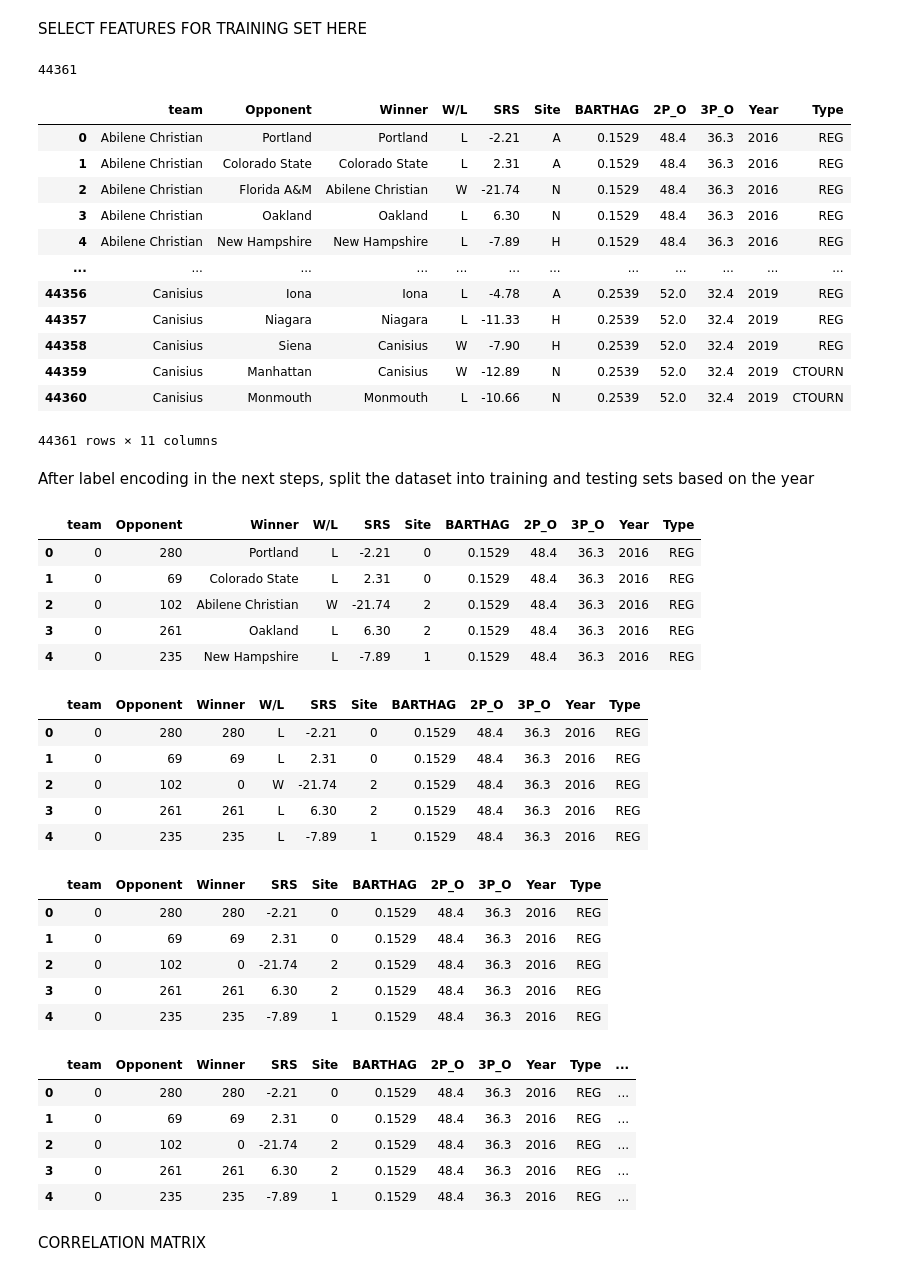
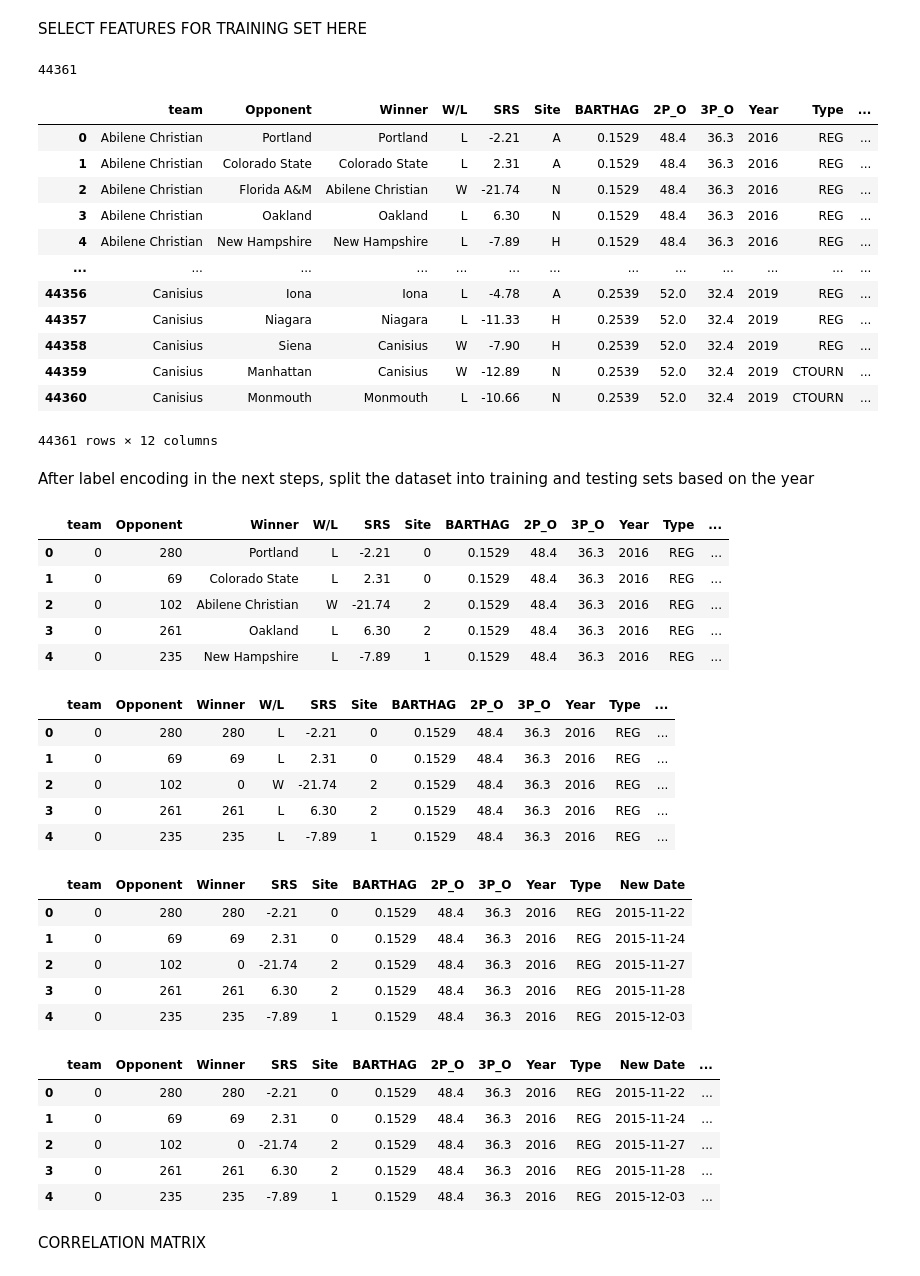
Before and after one commit to ktian9/svm-cs490, a Jupyter notebook: svm_notebook_v2.ipynb, the cells around one changed output. Drawn from its saved outputs; the diff is of its cells as text; code cells hidden in the pictures.

```diff
--- a/svm_notebook_v2.ipynb
+++ b/svm_notebook_v2.ipynb
@@ -106,29 +106,29 @@ training_set.head()
 # %% [markdown]
 SELECT FEATURES FOR TRAINING SET HERE
 # %%
-training_set = training_set[['team', 'Opponent', "Winner", "W/L", "SRS", 'Site',"BARTHAG" ,"2P_O", "3P_O" ,"Year", "Type"]]
+training_set = training_set[['team', 'Opponent', "Winner", "W/L", "SRS", 'Site',"BARTHAG" ,"2P_O", "3P_O" ,"Year", "Type", "New Date"]]
 training_set = training_set.dropna() #SVM CANNOT BE TRAINED ON NA DATA
 
 print(len(training_set))
 training_set.head()
 training_set.reset_index(drop=True, inplace=True)
 save = training_set.copy()
 save
 # %% [output]
 44361
-|  | team | Opponent | Winner | W/L | SRS | Site | BARTHAG | 2P_O | 3P_O | Year | Type |
-| 0 | Abilene Christian | Portland | Portland | L | -2.21 | A | 0.1529 | 48.4 | 36.3 | 2016 | REG |
-| 1 | Abilene Christian | Colorado State | Colorado State | L | 2.31 | A | 0.1529 | 48.4 | 36.3 | 2016 | REG |
-| 2 | Abilene Christian | Florida A&M | Abilene Christian | W | -21.74 | N | 0.1529 | 48.4 | 36.3 | 2016 | REG |
-| 3 | Abilene Christian | Oakland | Oakland | L | 6.30 | N | 0.1529 | 48.4 | 36.3 | 2016 | REG |
-| 4 | Abilene Christian | New Hampshire | New Hampshire | L | -7.89 | H | 0.1529 | 48.4 | 36.3 | 2016 | REG |
-| ... | ... | ... | ... | ... | ... | ... | ... | ... | ... | ... | ... |
-| 44356 | Canisius | Iona | Iona | L | -4.78 | A | 0.2539 | 52.0 | 32.4 | 2019 | REG |
-| 44357 | Canisius | Niagara | Niagara | L | -11.33 | H | 0.2539 | 52.0 | 32.4 | 2019 | REG |
-| 44358 | Canisius | Siena | Canisius | W | -7.90 | H | 0.2539 | 52.0 | 32.4 | 2019 | REG |
-| 44359 | Canisius | Manhattan | Canisius | W | -12.89 | N | 0.2539 | 52.0 | 32.4 | 2019 | CTOURN |
-| 44360 | Canisius | Monmouth | Monmouth | L | -10.66 | N | 0.2539 | 52.0 | 32.4 | 2019 | CTOURN |
+|  | team | Opponent | Winner | W/L | SRS | Site | BARTHAG | 2P_O | 3P_O | Year | Type | ... |
+| 0 | Abilene Christian | Portland | Portland | L | -2.21 | A | 0.1529 | 48.4 | 36.3 | 2016 | REG | ... |
+| 1 | Abilene Christian | Colorado State | Colorado State | L | 2.31 | A | 0.1529 | 48.4 | 36.3 | 2016 | REG | ... |
+| 2 | Abilene Christian | Florida A&M | Abilene Christian | W | -21.74 | N | 0.1529 | 48.4 | 36.3 | 2016 | REG | ... |
+| 3 | Abilene Christian | Oakland | Oakland | L | 6.30 | N | 0.1529 | 48.4 | 36.3 | 2016 | REG | ... |
+| 4 | Abilene Christian | New Hampshire | New Hampshire | L | -7.89 | H | 0.1529 | 48.4 | 36.3 | 2016 | REG | ... |
+| ... | ... | ... | ... | ... | ... | ... | ... | ... | ... | ... | ... | ... |
+| 44356 | Canisius | Iona | Iona | L | -4.78 | A | 0.2539 | 52.0 | 32.4 | 2019 | REG | ... |
+| 44357 | Canisius | Niagara | Niagara | L | -11.33 | H | 0.2539 | 52.0 | 32.4 | 2019 | REG | ... |
+| 44358 | Canisius | Siena | Canisius | W | -7.90 | H | 0.2539 | 52.0 | 32.4 | 2019 | REG | ... |
+| 44359 | Canisius | Manhattan | Canisius | W | -12.89 | N | 0.2539 | 52.0 | 32.4 | 2019 | CTOURN | ... |
+| 44360 | Canisius | Monmouth | Monmouth | L | -10.66 | N | 0.2539 | 52.0 | 32.4 | 2019 | CTOURN | ... |
-44361 rows × 11 columns
+44361 rows × 12 columns
 # %% [markdown]
 After label encoding in the next steps, split the dataset into training and testing sets based on the year
 # %%
@@ -142,35 +142,35 @@ converted_season["Site"]=encoder.fit_transform(training_set["Site"]) #if site is
 
 converted_season.head()
 # %% [output]
-|  | team | Opponent | Winner | W/L | SRS | Site | BARTHAG | 2P_O | 3P_O | Year | Type |
-| 0 | 0 | 280 | Portland | L | -2.21 | 0 | 0.1529 | 48.4 | 36.3 | 2016 | REG |
-| 1 | 0 | 69 | Colorado State | L | 2.31 | 0 | 0.1529 | 48.4 | 36.3 | 2016 | REG |
-| 2 | 0 | 102 | Abilene Christian | W | -21.74 | 2 | 0.1529 | 48.4 | 36.3 | 2016 | REG |
-| 3 | 0 | 261 | Oakland | L | 6.30 | 2 | 0.1529 | 48.4 | 36.3 | 2016 | REG |
-| 4 | 0 | 235 | New Hampshire | L | -7.89 | 1 | 0.1529 | 48.4 | 36.3 | 2016 | REG |
+|  | team | Opponent | Winner | W/L | SRS | Site | BARTHAG | 2P_O | 3P_O | Year | Type | ... |
+| 0 | 0 | 280 | Portland | L | -2.21 | 0 | 0.1529 | 48.4 | 36.3 | 2016 | REG | ... |
+| 1 | 0 | 69 | Colorado State | L | 2.31 | 0 | 0.1529 | 48.4 | 36.3 | 2016 | REG | ... |
+| 2 | 0 | 102 | Abilene Christian | W | -21.74 | 2 | 0.1529 | 48.4 | 36.3 | 2016 | REG | ... |
+| 3 | 0 | 261 | Oakland | L | 6.30 | 2 | 0.1529 | 48.4 | 36.3 | 2016 | REG | ... |
+| 4 | 0 | 235 | New Hampshire | L | -7.89 | 1 | 0.1529 | 48.4 | 36.3 | 2016 | REG | ... |
 # %%
 converted_season["Winner"] = np.where(converted_season['W/L'] == 'W', converted_season['team'], converted_season['Opponent'])
 # changes the winner column to match up with the encoded winner
 
 converted_season.head()
 # %% [output]
-|  | team | Opponent | Winner | W/L | SRS | Site | BARTHAG | 2P_O | 3P_O | Year | Type |
-| 0 | 0 | 280 | 280 | L | -2.21 | 0 | 0.1529 | 48.4 | 36.3 | 2016 | REG |
-| 1 | 0 | 69 | 69 | L | 2.31 | 0 | 0.1529 | 48.4 | 36.3 | 2016 | REG |
-| 2 | 0 | 102 | 0 | W | -21.74 | 2 | 0.1529 | 48.4 | 36.3 | 2016 | REG |
-| 3 | 0 | 261 | 261 | L | 6.30 | 2 | 0.1529 | 48.4 | 36.3 | 2016 | REG |
-| 4 | 0 | 235 | 235 | L | -7.89 | 1 | 0.1529 | 48.4 | 36.3 | 2016 | REG |
+|  | team | Opponent | Winner | W/L | SRS | Site | BARTHAG | 2P_O | 3P_O | Year | Type | ... |
+| 0 | 0 | 280 | 280 | L | -2.21 | 0 | 0.1529 | 48.4 | 36.3 | 2016 | REG | ... |
+| 1 | 0 | 69 | 69 | L | 2.31 | 0 | 0.1529 | 48.4 | 36.3 | 2016 | REG | ... |
+| 2 | 0 | 102 | 0 | W | -21.74 | 2 | 0.1529 | 48.4 | 36.3 | 2016 | REG | ... |
+| 3 | 0 | 261 | 261 | L | 6.30 | 2 | 0.1529 | 48.4 | 36.3 | 2016 | REG | ... |
+| 4 | 0 | 235 | 235 | L | -7.89 | 1 | 0.1529 | 48.4 | 36.3 | 2016 | REG | ... |
 # %%
 converted_season = converted_season.drop(columns=["W/L"])
 
 converted_season.head()
 # %% [output]
-|  | team | Opponent | Winner | SRS | Site | BARTHAG | 2P_O | 3P_O | Year | Type |
-| 0 | 0 | 280 | 280 | -2.21 | 0 | 0.1529 | 48.4 | 36.3 | 2016 | REG |
-| 1 | 0 | 69 | 69 | 2.31 | 0 | 0.1529 | 48.4 | 36.3 | 2016 | REG |
-| 2 | 0 | 102 | 0 | -21.74 | 2 | 0.1529 | 48.4 | 36.3 | 2016 | REG |
-| 3 | 0 | 261 | 261 | 6.30 | 2 | 0.1529 | 48.4 | 36.3 | 2016 | REG |
-| 4 | 0 | 235 | 235 | -7.89 | 1 | 0.1529 | 48.4 | 36.3 | 2016 | REG |
+|  | team | Opponent | Winner | SRS | Site | BARTHAG | 2P_O | 3P_O | Year | Type | New Date |
+| 0 | 0 | 280 | 280 | -2.21 | 0 | 0.1529 | 48.4 | 36.3 | 2016 | REG | 2015-11-22 |
+| 1 | 0 | 69 | 69 | 2.31 | 0 | 0.1529 | 48.4 | 36.3 | 2016 | REG | 2015-11-24 |
+| 2 | 0 | 102 | 0 | -21.74 | 2 | 0.1529 | 48.4 | 36.3 | 2016 | REG | 2015-11-27 |
+| 3 | 0 | 261 | 261 | 6.30 | 2 | 0.1529 | 48.4 | 36.3 | 2016 | REG | 2015-11-28 |
+| 4 | 0 | 235 | 235 | -7.89 | 1 | 0.1529 | 48.4 | 36.3 | 2016 | REG | 2015-12-03 |
 # %%
 converted_season.loc[converted_season["team"]==converted_season["Winner"],"team_game_win"]=2 #2 means that the team in the "team" column won
 converted_season.loc[converted_season["team"]!=converted_season["Winner"],"team_game_win"]=1 #1 means they lost
@@ -179,12 +179,12 @@ converted_season.loc[converted_season["team"]!=converted_season["Winner"],"team_
 
 converted_season.head()
 # %% [output]
-|  | team | Opponent | Winner | SRS | Site | BARTHAG | 2P_O | 3P_O | Year | Type | ... |
-| 0 | 0 | 280 | 280 | -2.21 | 0 | 0.1529 | 48.4 | 36.3 | 2016 | REG | ... |
-| 1 | 0 | 69 | 69 | 2.31 | 0 | 0.1529 | 48.4 | 36.3 | 2016 | REG | ... |
-| 2 | 0 | 102 | 0 | -21.74 | 2 | 0.1529 | 48.4 | 36.3 | 2016 | REG | ... |
-| 3 | 0 | 261 | 261 | 6.30 | 2 | 0.1529 | 48.4 | 36.3 | 2016 | REG | ... |
-| 4 | 0 | 235 | 235 | -7.89 | 1 | 0.1529 | 48.4 | 36.3 | 2016 | REG | ... |
+|  | team | Opponent | Winner | SRS | Site | BARTHAG | 2P_O | 3P_O | Year | Type | New Date | ... |
+| 0 | 0 | 280 | 280 | -2.21 | 0 | 0.1529 | 48.4 | 36.3 | 2016 | REG | 2015-11-22 | ... |
+| 1 | 0 | 69 | 69 | 2.31 | 0 | 0.1529 | 48.4 | 36.3 | 2016 | REG | 2015-11-24 | ... |
+| 2 | 0 | 102 | 0 | -21.74 | 2 | 0.1529 | 48.4 | 36.3 | 2016 | REG | 2015-11-27 | ... |
+| 3 | 0 | 261 | 261 | 6.30 | 2 | 0.1529 | 48.4 | 36.3 | 2016 | REG | 2015-11-28 | ... |
+| 4 | 0 | 235 | 235 | -7.89 | 1 | 0.1529 | 48.4 | 36.3 | 2016 | REG | 2015-12-03 | ... |
 # %% [markdown]
 CORRELATION MATRIX
 # %%
```
Also changed, not shown: parts of 14 cells of this notebook.
